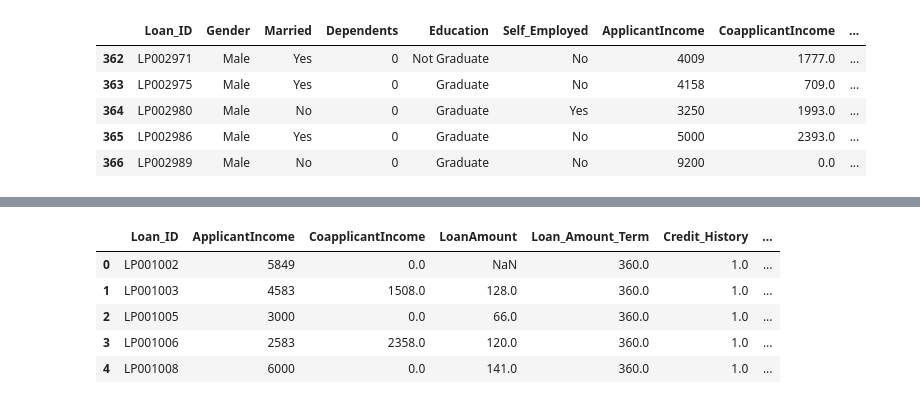
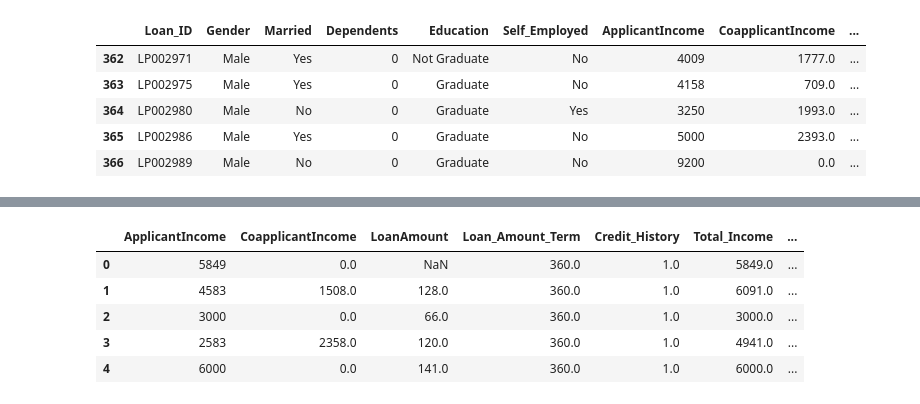
Before and after one commit to Marlyng26/Loan-Analysis, a Jupyter notebook: final_project.ipynb, the cells around one changed output, grey strips where cells are left out. Saved outputs shown, nothing was run; the diff lists cells and outputs as text; code cells hidden in the pictures.

```diff
--- a/final_project.ipynb
+++ b/final_project.ipynb
@@ -153 +123,4 @@ loans['Total_Income'] =loans['ApplicantIncome'] + loans['CoapplicantIncome']
+# %%
+# Concatenate total incomes
+train['Total_Income'] =train['ApplicantIncome'] + train['CoapplicantIncome']
 # %%
@@ -269,2 +176,0 @@ drop_features.append('CoapplicantIncomeLog')
-# %%
-categorical_features.remove('Loan_ID')
@@ -298,15 +194,15 @@ Property_Area         0
 Loan_Status           0
 dtype: int64
 # %%
-test_data['Gender'] = loans['Gender'].fillna(loans['Gender'].mode()[0])
-test_data['Dependents'] = loans['Dependents'].fillna(loans['Dependents'].mode()[0])
-test_data['Self_Employed'] = loans['Self_Employed'].fillna(loans['Self_Employed'].mode()[0])
-test_data['Credit_History'] = loans['Credit_History'].fillna(loans['Credit_History'].mean())
-test_data['LoanAmount'] = loans['LoanAmount'].fillna(loans['LoanAmount'].mean())
-test_data['Loan_Amount_Term'] = loans['Loan_Amount_Term'].fillna(loans['Loan_Amount_Term'].mean())
+test_data['Gender'] = train['Gender'].fillna(train['Gender'].mode()[0])
+test_data['Dependents'] = train['Dependents'].fillna(train['Dependents'].mode()[0])
+test_data['Self_Employed'] = train['Self_Employed'].fillna(train['Self_Employed'].mode()[0])
+test_data['Credit_History'] = train['Credit_History'].fillna(train['Credit_History'].mean())
+test_data['LoanAmount'] = train['LoanAmount'].fillna(train['LoanAmount'].mean())
+test_data['Loan_Amount_Term'] = train['Loan_Amount_Term'].fillna(train['Loan_Amount_Term'].mean())
 # %%
 # Concatenate both train and test data set
-total_data = pd.concat([loans, test_data])
+total_data = pd.concat([train, test_data])
 # %%
 total_data.tail()
 # %% [output]
@@ -335,10 +231,10 @@ total_data.reset_index()
 # %%
-total_data_hot = pd.get_dummies(data=total_data, columns=categorical_features, drop_first=True)
-total_data_hot.head()
+total_data_num = pd.get_dummies(data=total_data, columns=categorical_features, drop_first=True)
+total_data_num.head()
 # %% [output]
-|  | Loan_ID | ApplicantIncome | CoapplicantIncome | LoanAmount | Loan_Amount_Term | Credit_History | ... |
-| 0 | LP001002 | 5849 | 0.0 | NaN | 360.0 | 1.0 | ... |
-| 1 | LP001003 | 4583 | 1508.0 | 128.0 | 360.0 | 1.0 | ... |
-| 2 | LP001005 | 3000 | 0.0 | 66.0 | 360.0 | 1.0 | ... |
-| 3 | LP001006 | 2583 | 2358.0 | 120.0 | 360.0 | 1.0 | ... |
-| 4 | LP001008 | 6000 | 0.0 | 141.0 | 360.0 | 1.0 | ... |
+|  | ApplicantIncome | CoapplicantIncome | LoanAmount | Loan_Amount_Term | Credit_History | Total_Income | ... |
+| 0 | 5849 | 0.0 | NaN | 360.0 | 1.0 | 5849.0 | ... |
+| 1 | 4583 | 1508.0 | 128.0 | 360.0 | 1.0 | 6091.0 | ... |
+| 2 | 3000 | 0.0 | 66.0 | 360.0 | 1.0 | 3000.0 | ... |
+| 3 | 2583 | 2358.0 | 120.0 | 360.0 | 1.0 | 4941.0 | ... |
+| 4 | 6000 | 0.0 | 141.0 | 360.0 | 1.0 | 6000.0 | ... |
```
Also changed, not shown: parts of 64 cells of this notebook.
